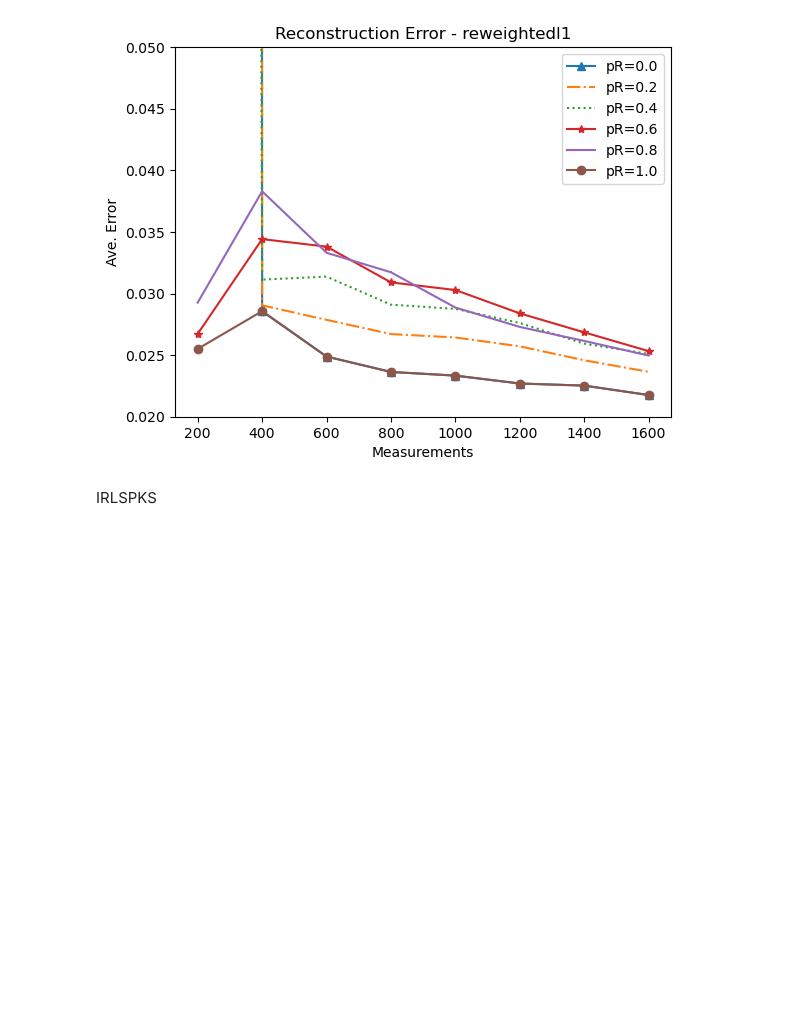
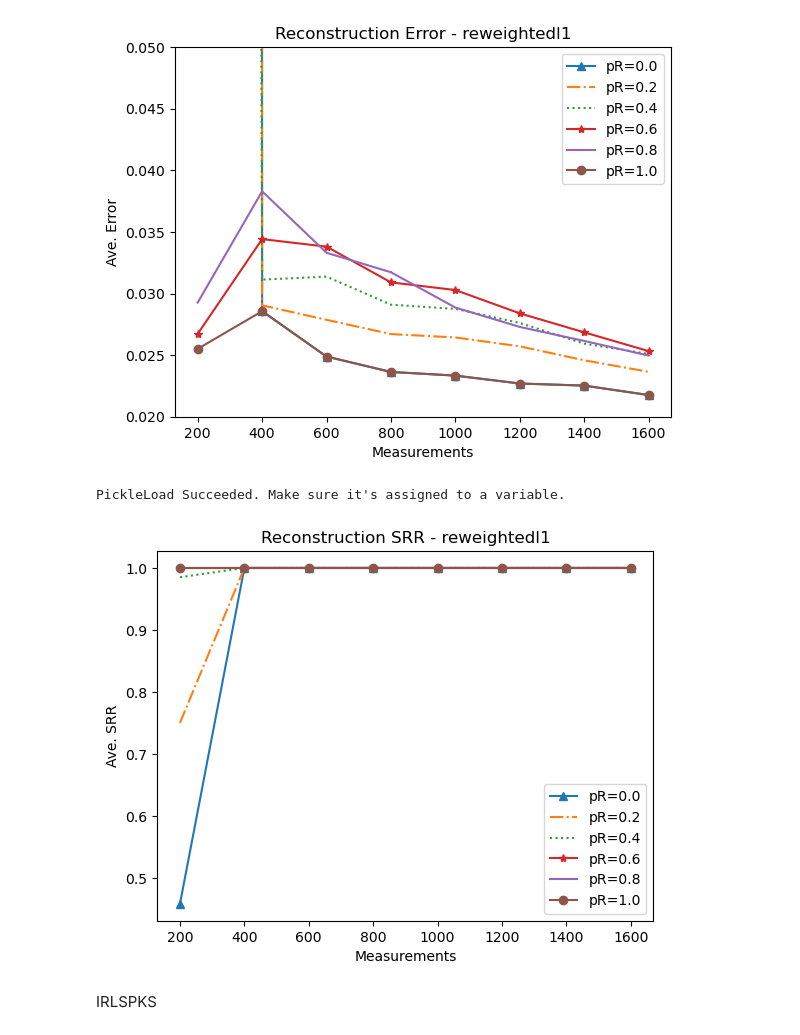
Before and after one commit to LIU-Xnd/CompressiveSensing, a Jupyter notebook: Test.ipynb, the cells around one changed output. Saved outputs shown, nothing was run; the diff lists cells and outputs as text; code cells hidden in the pictures; blank space fills up the shorter version.

```diff
--- a/Test.ipynb
+++ b/Test.ipynb
@@ -74,6 +83,36 @@ plt.show()
 # %% [output]
 PickleLoad Succeeded. Make sure it's assigned to a variable.
 [figure]
+# %%
+#  F1-score(SRR/Support recovery ratio)
+
+XHat_pR_reweightedl1 = pickleLoad('XHat_pR_reweightedl1')
+SRRFig = []
+for p in range(6):
+    XHat_m = XHat_pR_reweightedl1[p]
+    SRR = []
+    for m in range(len(XHat_m)):
+        XHat = XHat_m[m]
+        TPs = []
+        for j in range(XHat.shape[1]):
+            tp = len(set(getSupp(XHat[:,j], 50)) & set(getSupp(Means[:,j])))  # True positive.
+            TPs.append(tp)
+        SRR.append(np.mean(TPs)/50)
+    SRRFig.append(SRR)
+
+numMeasurements = np.arange(200,1601,200)
+priorRatios = [0.,0.2,0.4,0.6,0.8,1.]
+for p in range(6):
+    plt.plot(numMeasurements,SRRFig[p],styles[p],label='pR='+str(priorRatios[p]))
+plt.legend()
+plt.xlabel('Measurements')
+plt.ylabel('Ave. SRR')
+plt.title('Reconstruction SRR - reweightedl1')
+# plt.ylim(0.02,0.05)
+plt.show()
+# %% [output]
+PickleLoad Succeeded. Make sure it's assigned to a variable.
+[figure, added]
 # %% [markdown]
 IRLSPKS
 # %%
```
Also changed, not shown: parts of 11 cells of this notebook.
